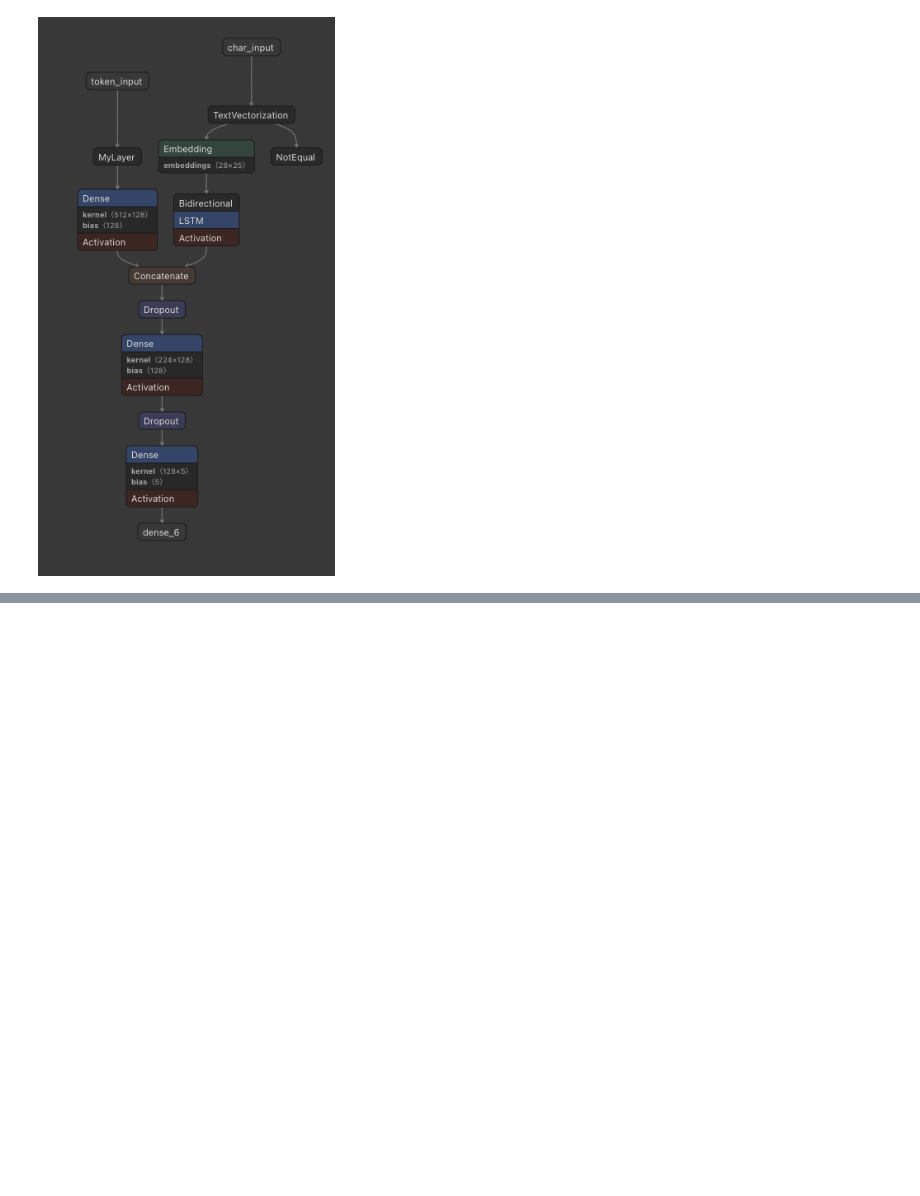
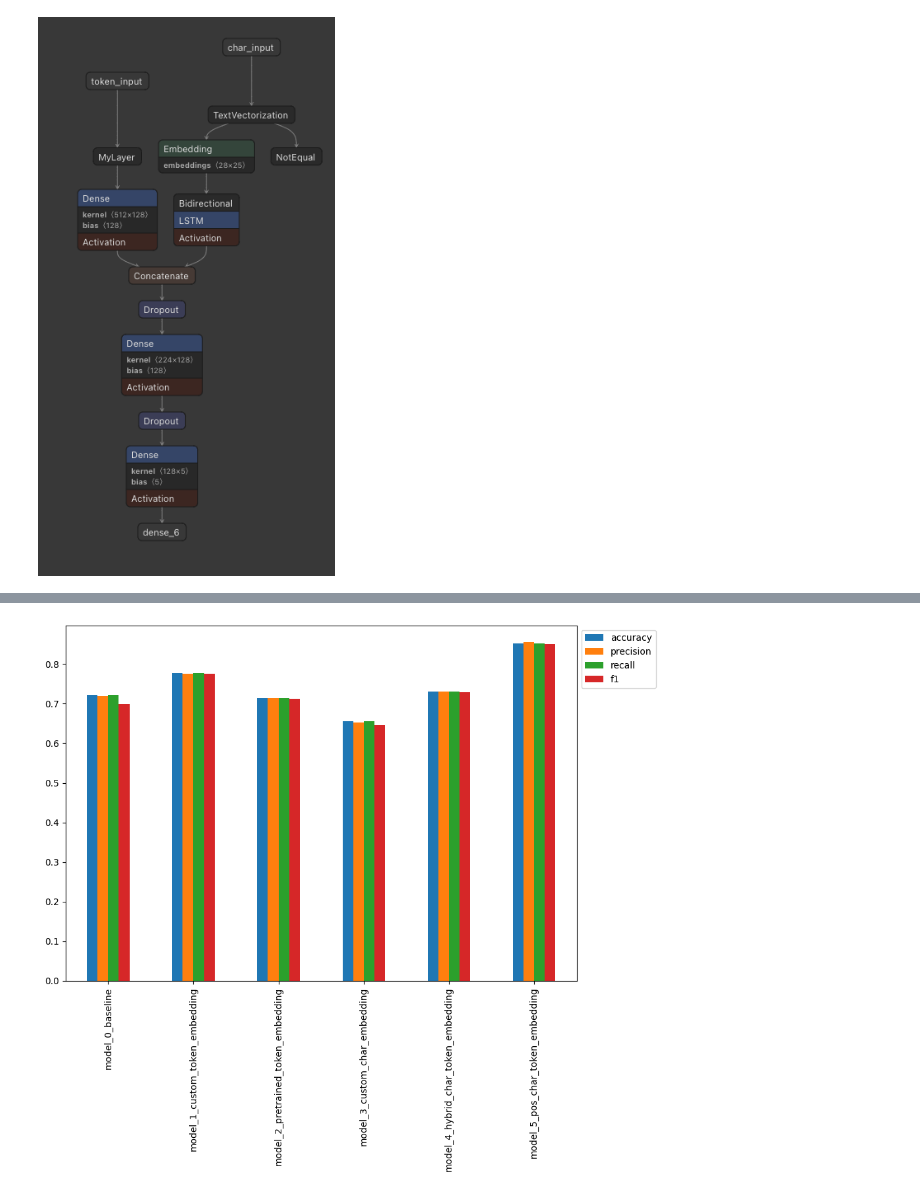
Before and after one commit to czhurdlespeed/TFDevCert, a Jupyter notebook: TFCert_Practice/09_SkimLit_nlp_milestone_project.ipynb, the cells around one changed output, grey strips where cells are left out. Saved outputs shown, nothing was run; the diff lists cells and outputs as text; code cells hidden in the pictures; blank space fills up the shorter version.

Commit message:
Paper Implemented; 84.9% accuracy on test set

```diff
--- a/TFCert_Practice/09_SkimLit_nlp_milestone_project.ipynb
+++ b/TFCert_Practice/09_SkimLit_nlp_milestone_project.ipynb
@@ -966,0 +1262,13 @@ Image("model_4_architecture.png")
+# %%
+# Create tribrid datasets
+train_tribrid_data = tf.data.Dataset.from_tensor_slices((train_line_number_one_hot, train_total_lines_one_hot, train_setences, train_chars))
+train_tribrid_labels = tf.data.Dataset.from_tensor_slices(train_labels_one_hot)
+train_tribrid_dataset = tf.data.Dataset.zip((train_tribrid_data, train_tribrid_labels)).batch(32).prefetch(tf.data.AUTOTUNE)
+
+val_tribrid_data = tf.data.Dataset.from_tensor_slices((val_line_number_one_hot, val_total_lines_one_hot, val_sentences, val_chars))
+val_tribrid_labels = tf.data.Dataset.from_tensor_slices(val_labels_one_hot)
+val_tribrid_dataset = tf.data.Dataset.zip((val_tribrid_data, val_tribrid_labels)).batch(32).prefetch(tf.data.AUTOTUNE)
+
+test_tribrid_data = tf.data.Dataset.from_tensor_slices((test_line_number_one_hot, test_total_lines_one_hot, test_sentences, test_chars))
+test_tribrid_labels = tf.data.Dataset.from_tensor_slices(test_labels_one_hot)
+test_tribrid_dataset = tf.data.Dataset.zip((test_tribrid_data, test_tribrid_labels)).batch(32).prefetch(tf.data.AUTOTUNE)
@@ -966,0 +1299,3 @@ Image("model_4_architecture.png")
+# %%
+# Fit the tribrid model
+history_model_5 = model_5.fit(train_tribrid_dataset, epochs=3, validation_data=val_tribrid_dataset)
@@ -966,0 +1314,6 @@ Image("model_4_architecture.png")
+# %%
+# Make predictions with the tribrid model
+model_5_pred_probs = model_5.predict(val_tribrid_dataset)
+model_5_preds = tf.argmax(model_5_pred_probs, axis=1)
+model_5_results = calculate_results(y_true=val_labels_encoded, y_pred=model_5_preds)
+model_5_results
@@ -966,0 +1349,10 @@ Image("model_4_architecture.png")
+# %%
+models_df = pd.DataFrame({  "model_0_baseline": baseline_results,
+                            "model_1_custom_token_embedding": model_1_results,
+                            "model_2_pretrained_token_embedding": model_2_results,
+                            "model_3_custom_char_embedding": model_3_results,
+                            "model_4_hybrid_char_token_embedding": model_4_results,
+                            "model_5_pos_char_token_embedding": model_5_results})
+models_df = models_df.transpose()
+models_df["accuracy"] = models_df["accuracy"] / 100
+models_df.sort_values("f1", ascending=False)
@@ -966,0 +1367,4 @@ Image("model_4_architecture.png")
+# %%
+models_df.plot(kind="bar", figsize=(10, 7)).legend(bbox_to_anchor=(1.0, 1.0));
+# %% [output]
+[figure, added]
```
Also changed, not shown: parts of 59 cells of this notebook, 5 other files.
